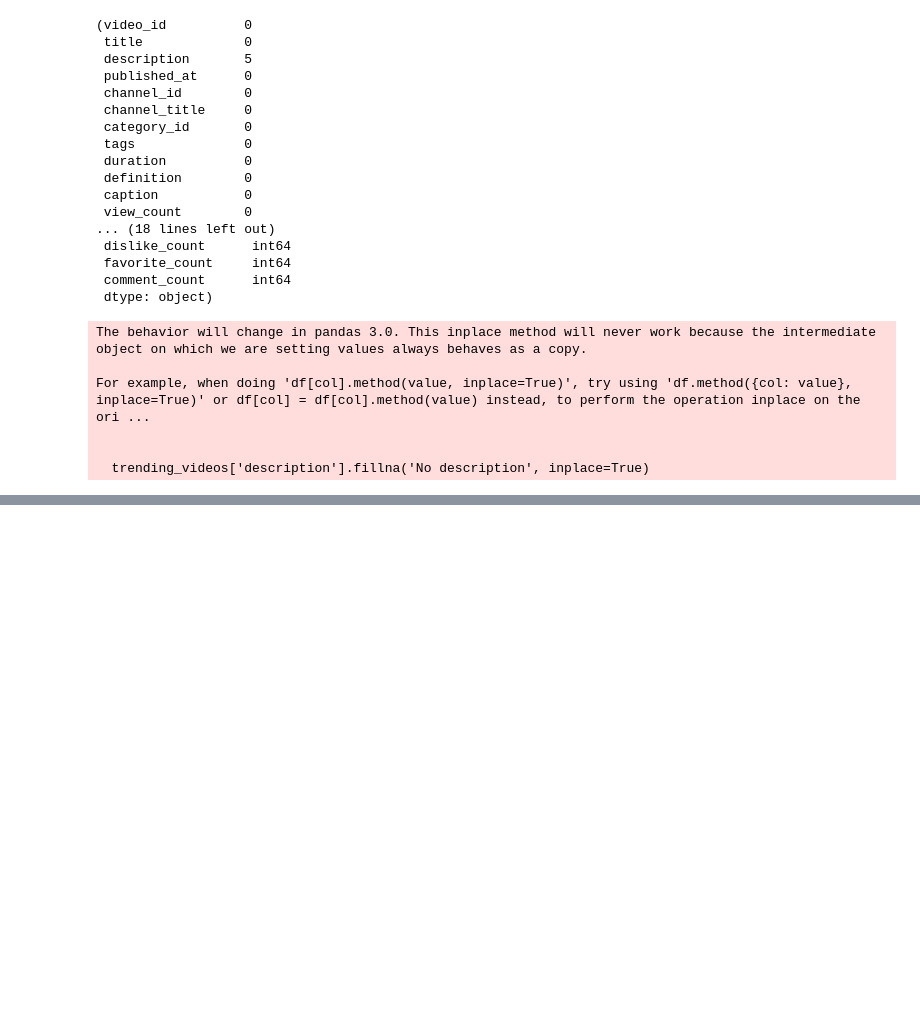
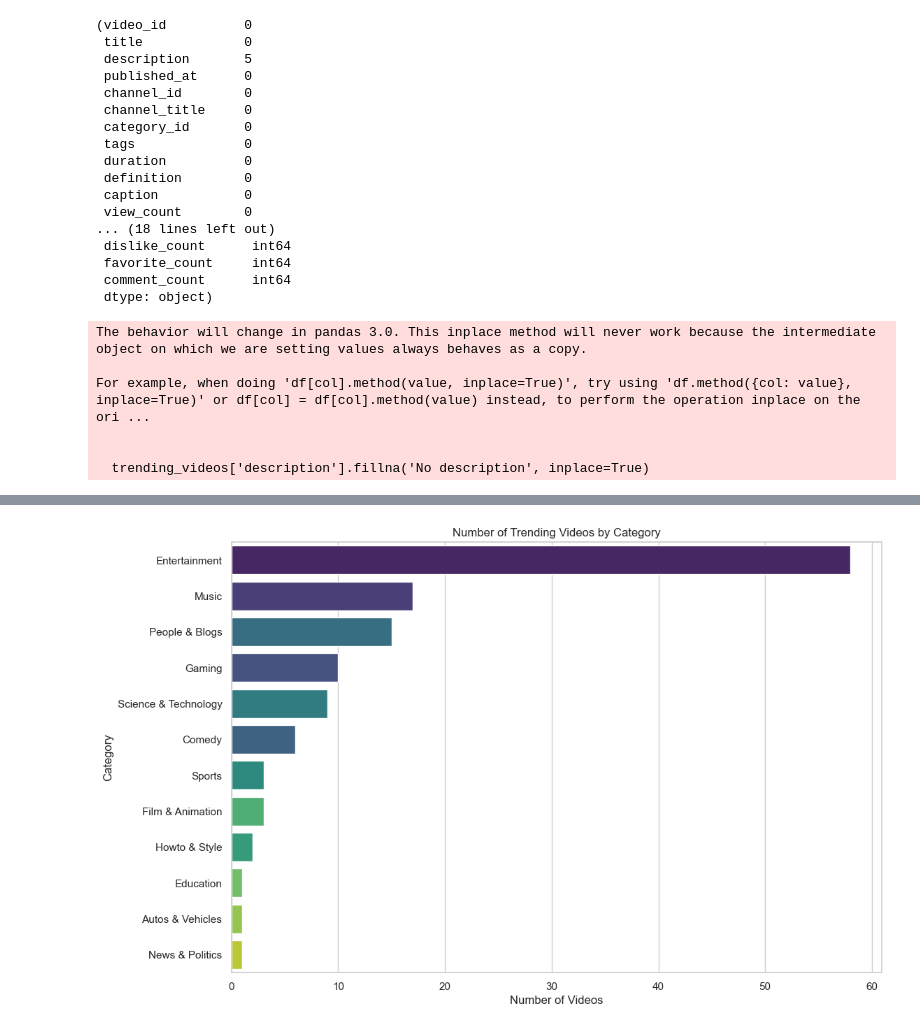
Before and after one commit to ambika1us/Youtube_Data_Collection, a Jupyter notebook: Youtube_Data_Collection.ipynb, the cells around one changed output, grey strips where cells are left out. Drawn from its saved outputs; the diff is of its cells as text; code cells hidden in the pictures; blank space fills up the shorter version.

```diff
--- a/Youtube_Data_Collection.ipynb
+++ b/Youtube_Data_Collection.ipynb
@@ -204,0 +242,14 @@ plt.show()
+# %%
+# Now, here’s how we can analyze the number of trending videos by category:
+
+trending_videos['category_name'] = trending_videos['category_id'].map(category_mapping)
+
+# Bar chart for category counts
+plt.figure(figsize=(12, 8))
+sns.countplot(y=trending_videos['category_name'], order=trending_videos['category_name'].value_counts().index, palette='viridis', hue = trending_videos['category_name'], legend = False)
+plt.title('Number of Trending Videos by Category')
+plt.xlabel('Number of Videos')
+plt.ylabel('Category')
+plt.show()
+# %% [output]
+[figure, added]
```
Also changed, not shown: parts of 7 cells of this notebook.
